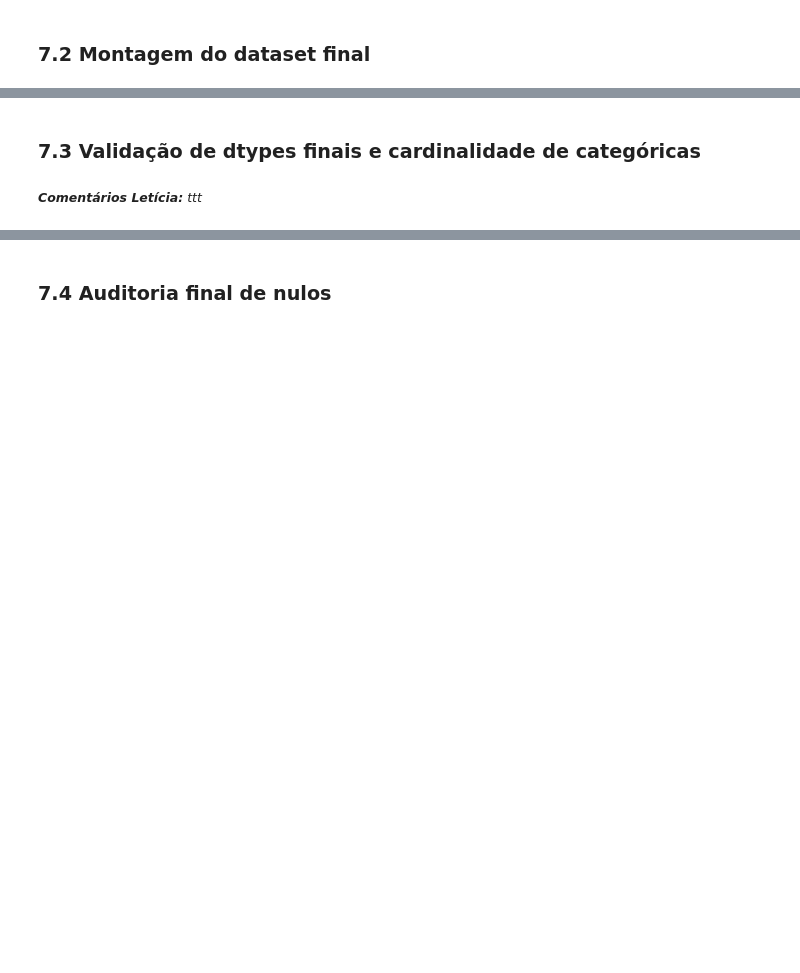
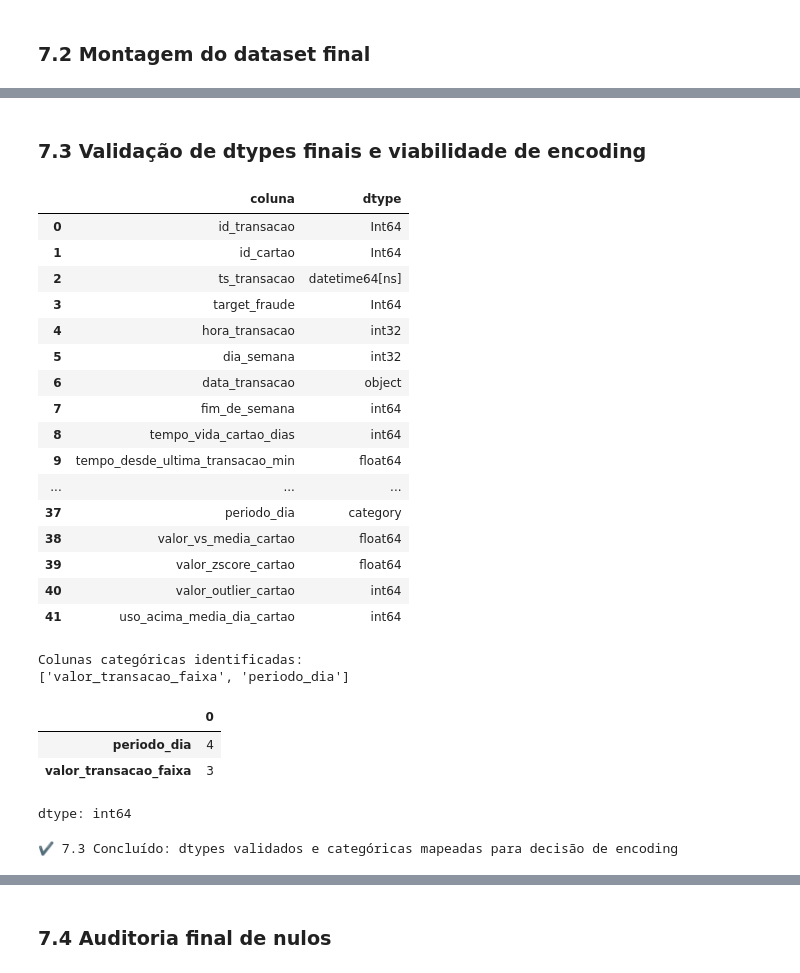
Before and after one commit to lpdata/fraude_bilhetagem, a Jupyter notebook: notebooks/02_tratamento_features.ipynb, the cells around one changed output, grey strips where cells are left out. Drawn from its saved outputs; the diff is of its cells as text; code cells hidden in the pictures; blank space fills up the shorter version.

```diff
--- a/notebooks/02_tratamento_features.ipynb
+++ b/notebooks/02_tratamento_features.ipynb
@@ -1872,4 +2057,57 @@ Essas variáveis comparam cada transação com o histórico do próprio cartão,
 # %% [markdown]
-### 7.3 Validação de dtypes finais e cardinalidade de categóricas
+### 7.3 Validação de dtypes finais e viabilidade de encoding
-# %% [markdown]
-<small>***Comentários Letícia:** ttt*</small>
+# %%
+# Visão geral dos tipos de dados
+dtypes_df = (
+    df_final.dtypes
+    .reset_index()
+    .rename(columns={'index': 'coluna', 0: 'dtype'})
+)
+
+display(dtypes_df)
+
+# Identificação de colunas categóricas
+cols_categoricas = dtypes_df[
+    dtypes_df['dtype'].isin(['object', 'category'])
+]['coluna'].tolist()
+
+print("Colunas categóricas identificadas:")
+print(cols_categoricas)
+
+# Cardinalidade das categóricas
+cardinalidade = (
+    df_final[cols_categoricas]
+    .nunique()
+    .sort_values(ascending=False)
+)
+
+display(cardinalidade)
+
+checkpoint(
+    "7.3 Concluído: dtypes validados e categóricas mapeadas para decisão de encoding"
+)
+# %% [output]
+|  | coluna | dtype |
+| 0 | id_transacao | Int64 |
+| 1 | id_cartao | Int64 |
+| 2 | ts_transacao | datetime64[ns] |
+| 3 | target_fraude | Int64 |
+| 4 | hora_transacao | int32 |
+| 5 | dia_semana | int32 |
+| 6 | data_transacao | object |
+| 7 | fim_de_semana | int64 |
+| 8 | tempo_vida_cartao_dias | int64 |
+| 9 | tempo_desde_ultima_transacao_min | float64 |
+| ... | ... | ... |
+| 37 | periodo_dia | category |
+| 38 | valor_vs_media_cartao | float64 |
+| 39 | valor_zscore_cartao | float64 |
+| 40 | valor_outlier_cartao | int64 |
+| 41 | uso_acima_media_dia_cartao | int64 |
+Colunas categóricas identificadas:
+['valor_transacao_faixa', 'periodo_dia']
+|  | 0 |
+| periodo_dia | 4 |
+| valor_transacao_faixa | 3 |
+dtype: int64
+✔ 7.3 Concluído: dtypes validados e categóricas mapeadas para decisão de encoding
```
Also changed, not shown: parts of 18 cells of this notebook.
